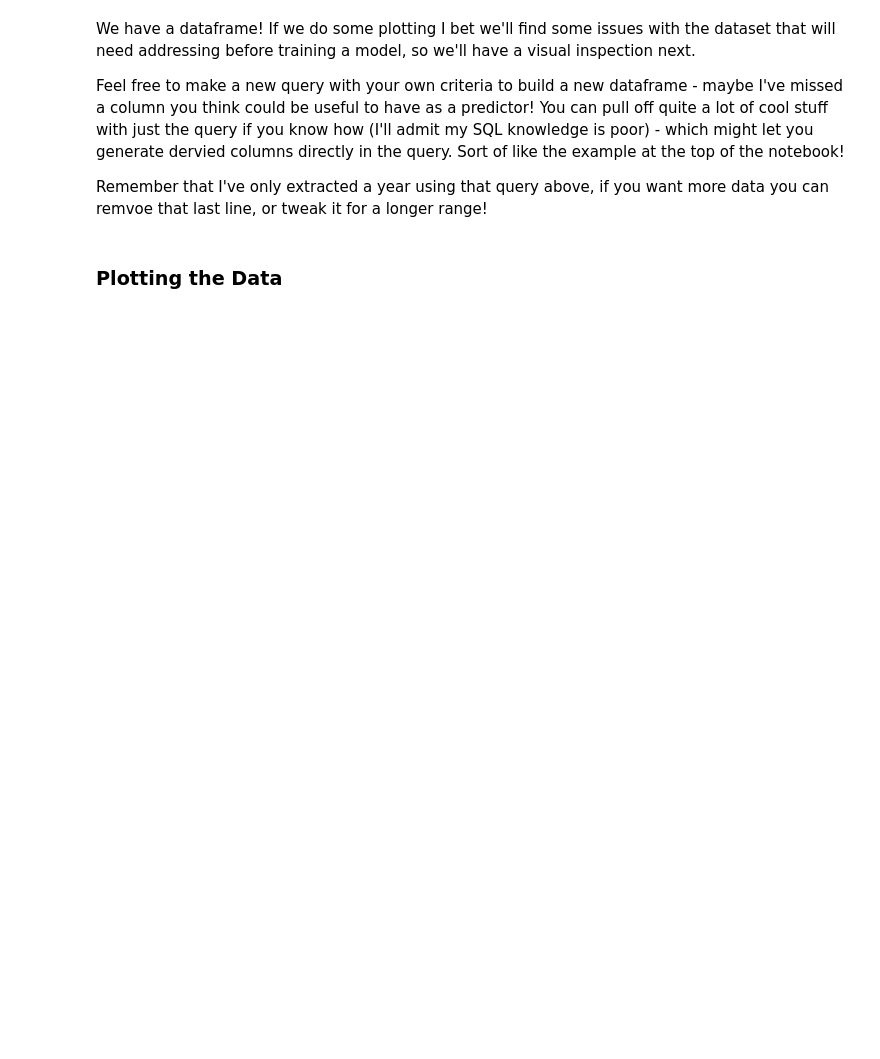
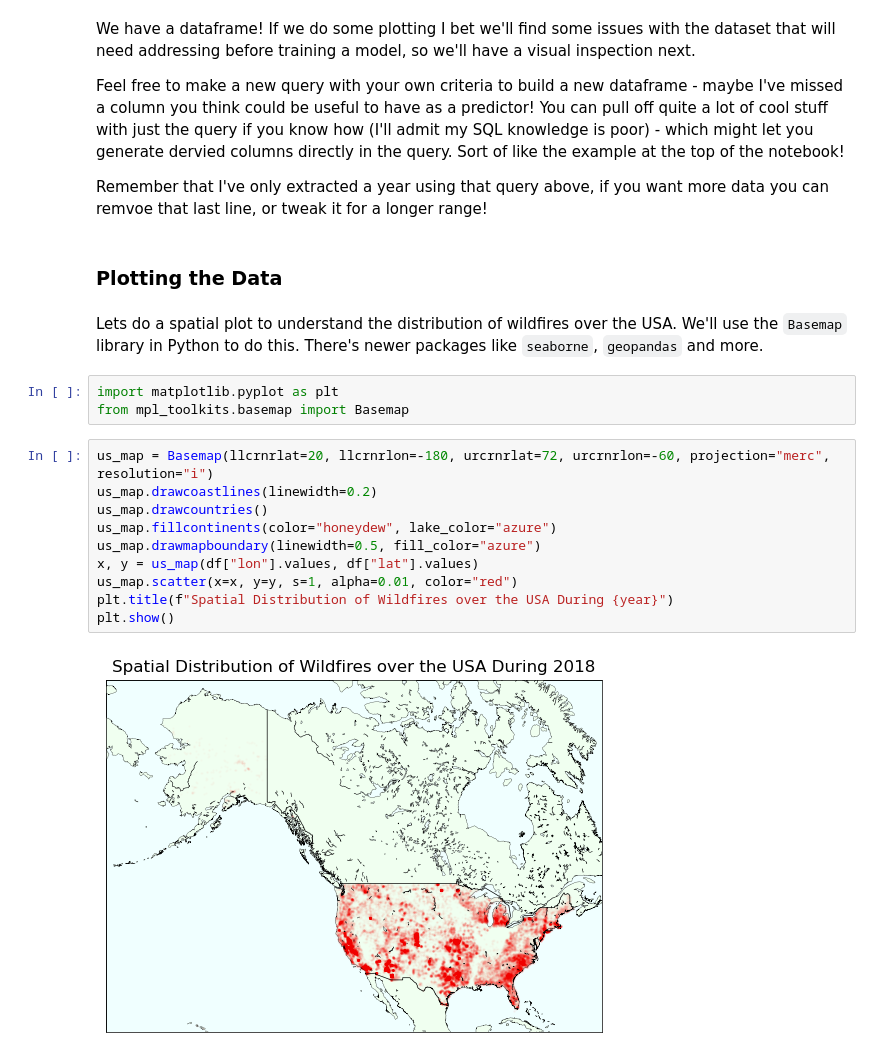
Before and after one commit to alexCranfield/IRP-help, a Jupyter notebook: resources/loading_wildfire.ipynb, the cells around one changed output. Saved outputs shown, nothing was run; the diff lists cells and outputs as text; blank space fills up the shorter version.

Commit message:
Update: revised wildfire notebook, removed static.

```diff
--- a/resources/loading_wildfire.ipynb
+++ b/resources/loading_wildfire.ipynb
@@ -138,3 +140,20 @@ Feel free to make a new query with your own criteria to build a new dataframe -
 Remember that I've only extracted a year using that query above, if you want more data you can remvoe that last line, or tweak it for a longer range!
 # %% [markdown]
 ### Plotting the Data
+# %% [markdown]
+Lets do a spatial plot to understand the distribution of wildfires over the USA. We'll use the `Basemap` library in Python to do this. There's newer packages like `seaborne`, `geopandas` and more.
+# %%
+import matplotlib.pyplot as plt
+from mpl_toolkits.basemap import Basemap
+# %%
+us_map = Basemap(llcrnrlat=20, llcrnrlon=-180, urcrnrlat=72, urcrnrlon=-60, projection="merc", resolution="i")
+us_map.drawcoastlines(linewidth=0.2)
+us_map.drawcountries()
+us_map.fillcontinents(color="honeydew", lake_color="azure")
+us_map.drawmapboundary(linewidth=0.5, fill_color="azure")
+x, y = us_map(df["lon"].values, df["lat"].values)
+us_map.scatter(x=x, y=y, s=1, alpha=0.01, color="red")
+plt.title(f"Spatial Distribution of Wildfires over the USA During {year}")
+plt.show()
+# %% [output]
+[figure, added]
```
Also changed, not shown: parts of 20 cells of this notebook, 3 other files.
